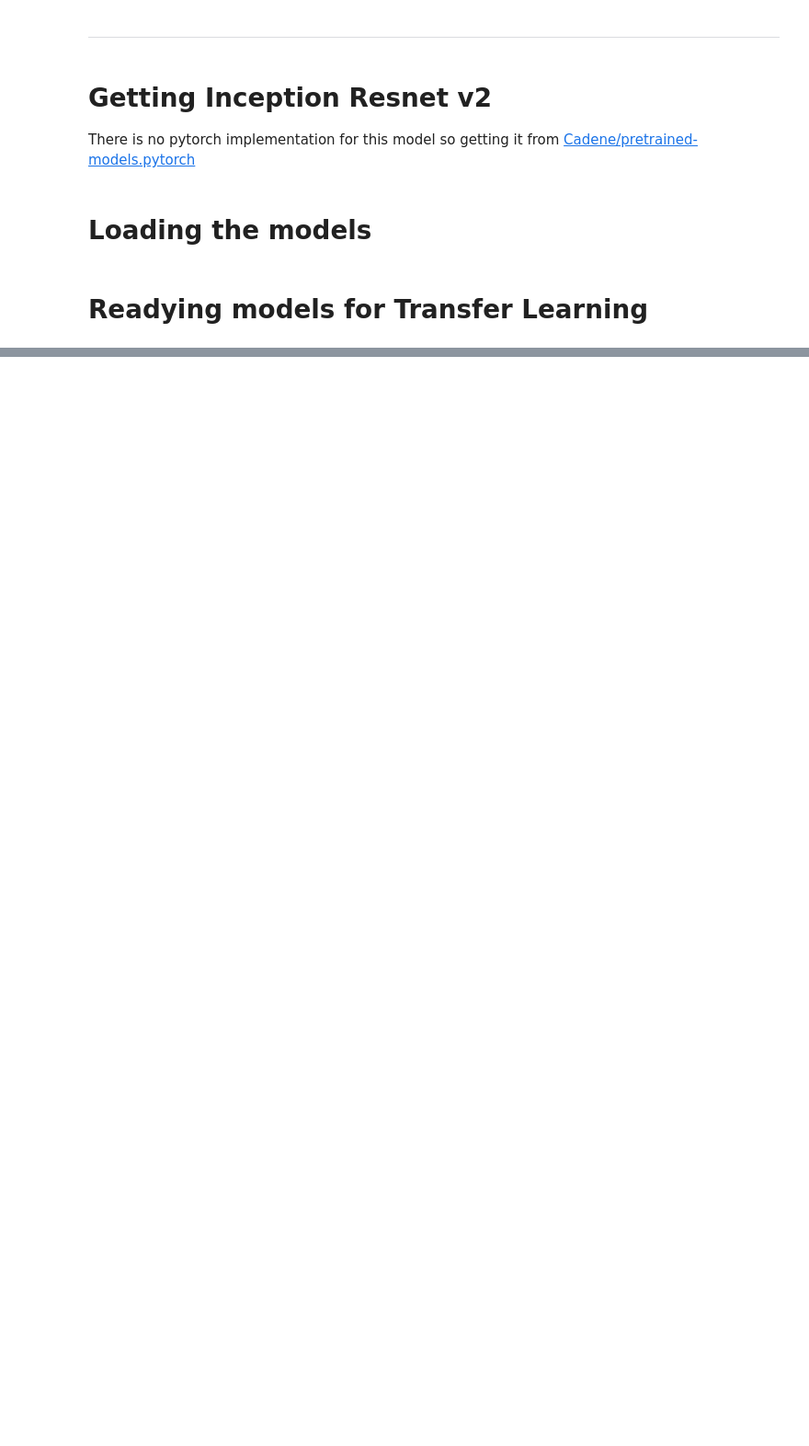
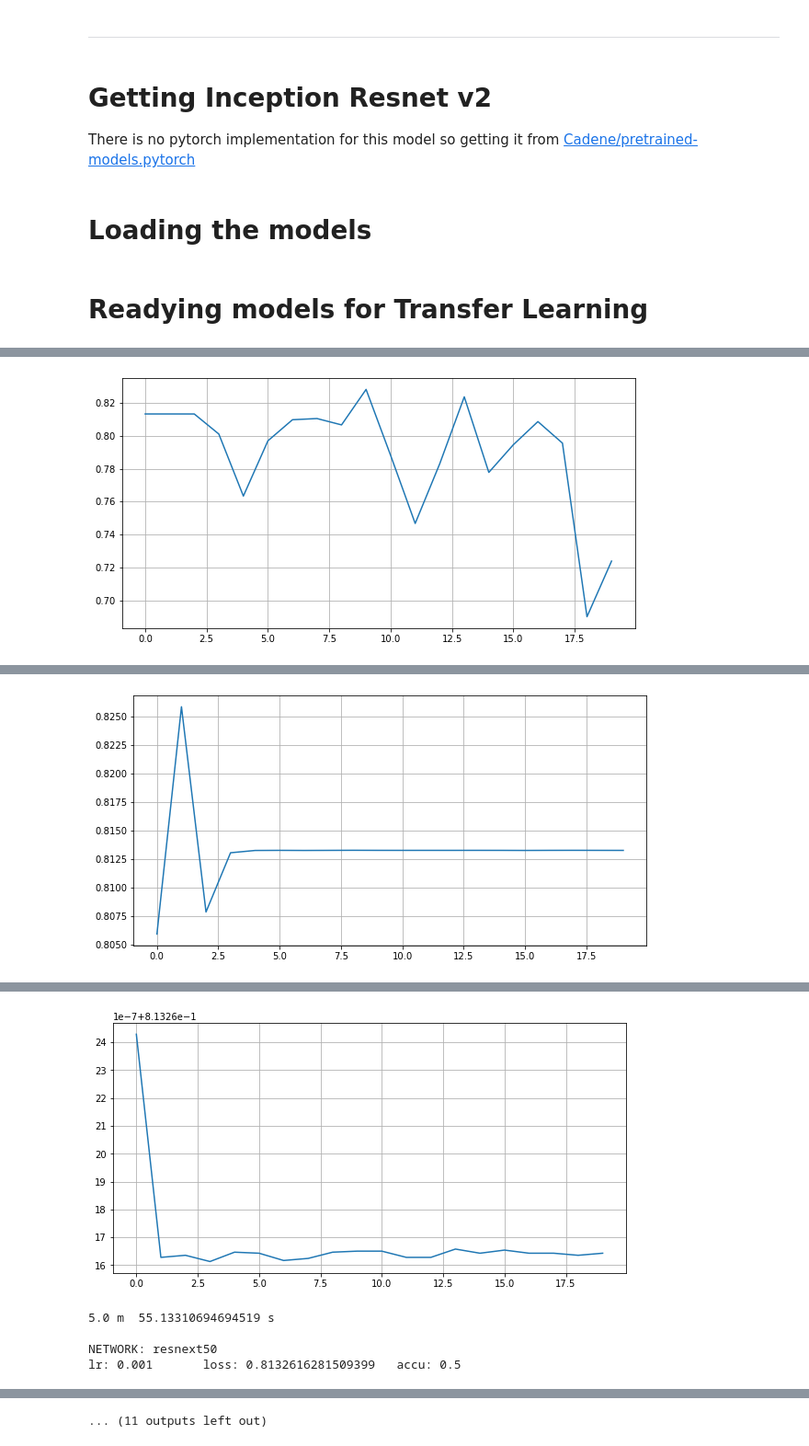
Before and after one commit to 18alantom/sc_challenges, a Jupyter notebook: week_2/Week 2 - Challenge 2.ipynb, the cells around one changed output, grey strips where cells are left out. Shown at 92% size. Cells and saved outputs as stored; diff of their text form; code cells hidden in the pictures; blank space fills up the shorter version.

```diff
--- a/week_2/Week 2 - Challenge 2.ipynb
+++ b/week_2/Week 2 - Challenge 2.ipynb
@@ -92,7 +98,7 @@ cat_idx = np.random.permutation(np.arange(0,1011))[:int(valid_size/2)]
 dog_idx = np.random.permutation(np.arange(1012,2023))[:int(valid_size/2)]
 
 valid_idx = np.concatenate([cat_idx,dog_idx])
-test_idx = np.array(list(filter(lambda x: x not in valid_idx, np.arange(len(ds_test)))))
+test_idx = np.array(list(filter(lambda x: x not in valid_idx, np.arange(len(ds_test_all)))))
 
 ds_test = Subset(ds_test_all, test_idx)
 ds_valid = Subset(ds_test_all, valid_idx)
@@ -152,6 +179,15 @@ incresnv2 = inceptionresnetv2()
 
 # The model definition has kernel_size set as 8 which may be a typo
 # ∵ the previous layer has W and H of 5.
-incresnv2.avgpool_1a = nn.AvgPool2d(kernel_size=(5,5), count_include_pad=False)
+incresnv2.avgpool_1a = nn.AvgPool2d(kernel_size=(5, 5),
+                                    count_include_pad=False)
+
+try:
+    del old_fc
+except:
+    pass
+
+pt_resnets = [resnet_50, resnext50, wresnet50]
+pt_resnets_names = ['resnet50','resnext50','wresnet50']
 # %% [markdown]
 # Readying models for Transfer Learning
@@ -157,0 +228,15 @@ incresnv2.avgpool_1a = nn.AvgPool2d(kernel_size=(5,5), count_include_pad=False)
+# %%
+"""
+Altering the inception resnet v2
+"""
+freeze_all_layers(incresnv2)
+
+in_features = incresnv2.last_linear.in_features
+out_features = 2
+incresnv2.last_linear = nn.Sequential(
+            nn.Linear(in_features,out_features),
+            nn.Softmax(dim=1)
+        )
+
+for params in incresnv2.last_linear.parameters():
+    params.requires_grad == True
@@ -157,0 +470,8 @@ incresnv2.avgpool_1a = nn.AvgPool2d(kernel_size=(5,5), count_include_pad=False)
+# %%
+all_nets = [*pt_resnets, incresnv2]
+all_nets_names = [*pt_resnets_names, 'inceptionresnetv2']
+all_nets_sd = []
+for net in all_nets:
+    all_nets_sd.append(deepcopy(net.state_dict()))
+
+nets = {all_nets_names[i]:all_nets[i] for i in range(len(all_nets))}
@@ -157,0 +514,9 @@ incresnv2.avgpool_1a = nn.AvgPool2d(kernel_size=(5,5), count_include_pad=False)
+# %%
+learning_rates = [0.001,0.0005,0.0001]
+for name in nets:
+    print(f"NETWORK: {name}")
+    t1 = time.time()
+    net_tester(name, nets[name],dl_micro[TR],20, learning_rates)
+    time_taken = time.time() - t1
+    print(time_taken//60,'m ',time_taken % 60,'s ','\n')
+# %% [output]
@@ -157,0 +525 @@ incresnv2.avgpool_1a = nn.AvgPool2d(kernel_size=(5,5), count_include_pad=False)
+[figure, added]
@@ -157,0 +527 @@ incresnv2.avgpool_1a = nn.AvgPool2d(kernel_size=(5,5), count_include_pad=False)
+[figure, added]
@@ -157,0 +529,5 @@ incresnv2.avgpool_1a = nn.AvgPool2d(kernel_size=(5,5), count_include_pad=False)
+[figure, added]
+5.0 m  55.13310694694519 s
+
+NETWORK: resnext50
+lr: 0.001       loss: 0.8132616281509399   accu: 0.5
@@ -157,0 +539 @@ incresnv2.avgpool_1a = nn.AvgPool2d(kernel_size=(5,5), count_include_pad=False)
+... (11 outputs left out)
```
Also changed, not shown: parts of 44 cells of this notebook, 1 other file.
